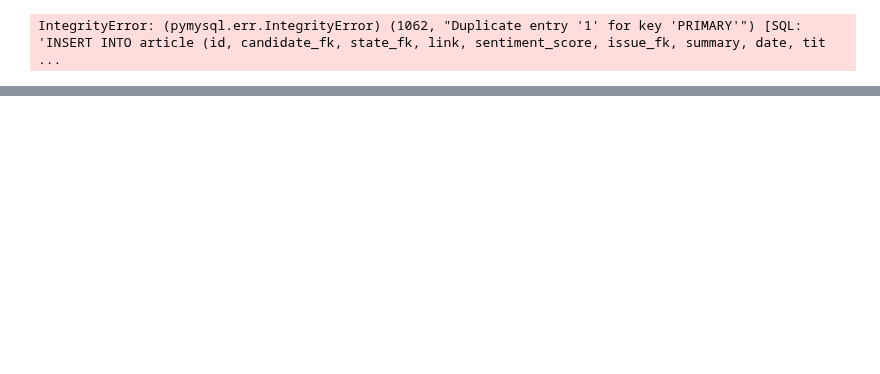
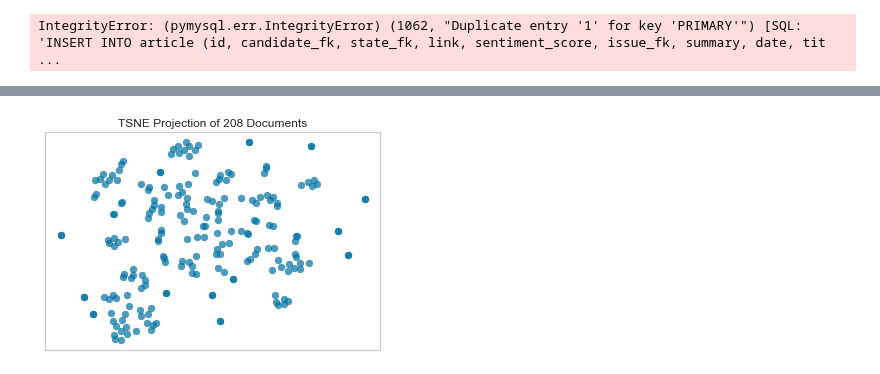
Before and after one commit to mslovett21/Bad_Press, a Jupyter notebook: Database/database.ipynb, the cells around one changed output, grey strips where cells are left out. Cells and saved outputs as stored; diff of their text form; code cells hidden in the pictures; blank space fills up the shorter version.

```diff
--- a/Database/database.ipynb
+++ b/Database/database.ipynb
@@ -321,10 +356,18 @@ def substring_search(substring, string):
 
 def find_candidate(person, article):
     each_name = person.split()
-    for name in each_name:
-        found = (substring_search(" "+name, article)) or \
-                (substring_search(" "+name+" ", article)) or \
-                (substring_search(name+" ", article))
+
+    #print(person, each_name[-1])
+
+    names_to_look_for = [person, each_name[-1]]
+
+    #print(names_to_look_for)
+
+    for name in names_to_look_for:
+        found = (substring_search(" " + name, article)) or \
+                (substring_search(" " + name +" ", article)) or \
+                (substring_search(name + " ", article)) or \
+                (substring_search(name, article)) ## loosest one
         if found == True:
             return True
     return False
@@ -371,3 +434,8 @@ article["summary"]="THIS IS SUMMARY"
 article.to_sql(name="article", con=engine, flavor=None, schema=None, if_exists='append', index=False, index_label=None, chunksize=None, dtype=None)
 # %% [output]
 IntegrityError: (pymysql.err.IntegrityError) (1062, "Duplicate entry '1' for key 'PRIMARY'") [SQL: 'INSERT INTO article (id, candidate_fk, state_fk, link, sentiment_score, issue_fk, summary, date, tit ...
+# %%
+corpus = []
+for index,row in all_data.iterrows():
+    corpus.append(row['article_text'])
+#corpus
@@ -373,0 +445,3 @@ IntegrityError: (pymysql.err.IntegrityError) (1062, "Duplicate entry '1' for key
+# %%
+tfidf_matrix =  tf.fit_transform(corpus)
+feature_names = tf.get_feature_names()
@@ -373,0 +489,7 @@ IntegrityError: (pymysql.err.IntegrityError) (1062, "Duplicate entry '1' for key
+# %%
+from sklearn.cluster import KMeans
+
+k = 7
+km = KMeans(n_clusters=k, init='k-means++', max_iter=100, n_init=5,
+                verbose=1)
+km.fit(tfidf_matrix)
@@ -373,0 +517,8 @@ IntegrityError: (pymysql.err.IntegrityError) (1062, "Duplicate entry '1' for key
+# %%
+from yellowbrick.text import TSNEVisualizer
+
+tsne = TSNEVisualizer()
+tsne.fit(tfidf_matrix)
+tsne.poof()
+# %% [output]
+[figure, added]
```
Also changed, not shown: parts of 78 cells of this notebook, 35 other files.
